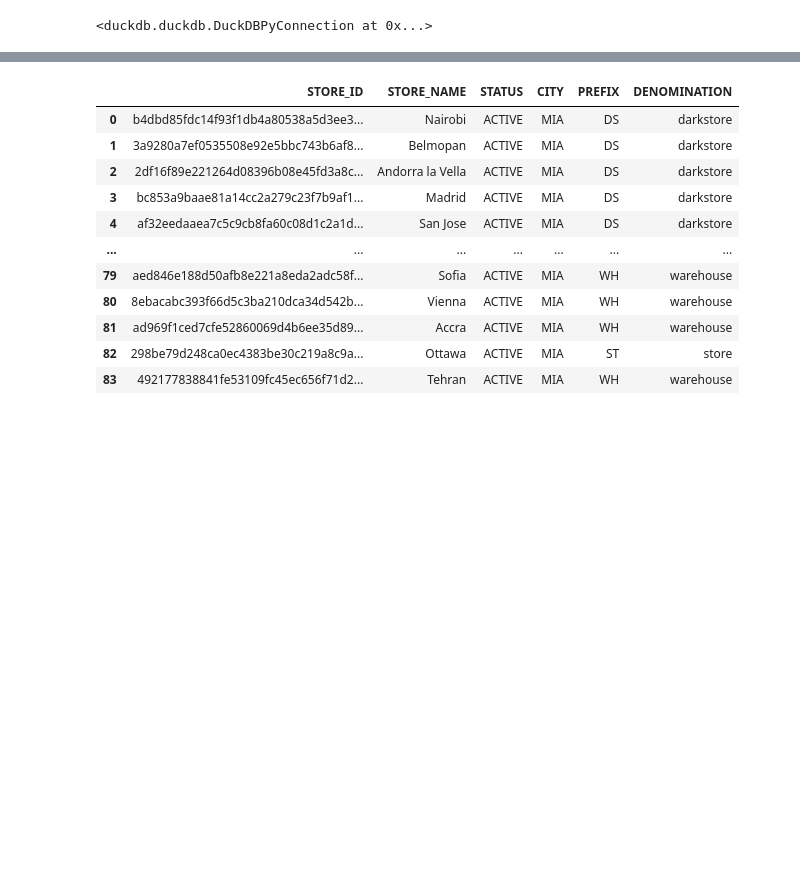
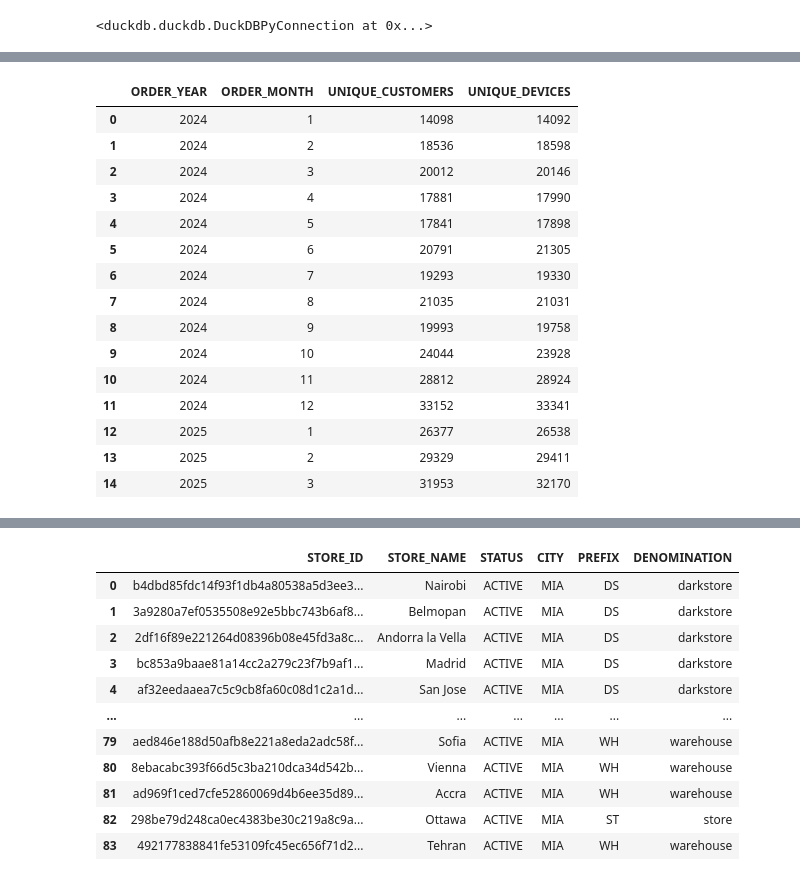
Before and after one commit to RobertoBerrocal/thesis, a Jupyter notebook: notebooks/dataset_sql.ipynb, the cells around one changed output, grey strips where cells are left out. Drawn from its saved outputs; the diff is of its cells as text; code cells hidden in the pictures; blank space fills up the shorter version.

```diff
--- a/notebooks/dataset_sql.ipynb
+++ b/notebooks/dataset_sql.ipynb
@@ -32,0 +76,30 @@ con.register('order_details', order_details)
+# %%
+duckdb.query("""
+SELECT YEAR(ORDER_DATE) AS ORDER_YEAR
+    , MONTH(ORDER_DATE) AS ORDER_MONTH
+    , COUNT(DISTINCT CUSTOMER_ID) AS UNIQUE_CUSTOMERS
+    , COUNT(DISTINCT DEVICE_ID) AS UNIQUE_DEVICES
+FROM order_details
+WHERE TRUE
+AND ORDER_STATE_FINAL = 'Valid'
+AND YEAR(ORDER_DATE) >= 2024
+GROUP BY 1, 2
+ORDER BY 1, 2
+""").df()
+# %% [output]
+|  | ORDER_YEAR | ORDER_MONTH | UNIQUE_CUSTOMERS | UNIQUE_DEVICES |
+| 0 | 2024 | 1 | 14098 | 14092 |
+| 1 | 2024 | 2 | 18536 | 18598 |
+| 2 | 2024 | 3 | 20012 | 20146 |
+| 3 | 2024 | 4 | 17881 | 17990 |
+| 4 | 2024 | 5 | 17841 | 17898 |
+| 5 | 2024 | 6 | 20791 | 21305 |
+| 6 | 2024 | 7 | 19293 | 19330 |
+| 7 | 2024 | 8 | 21035 | 21031 |
+| 8 | 2024 | 9 | 19993 | 19758 |
+| 9 | 2024 | 10 | 24044 | 23928 |
+| 10 | 2024 | 11 | 28812 | 28924 |
+| 11 | 2024 | 12 | 33152 | 33341 |
+| 12 | 2025 | 1 | 26377 | 26538 |
+| 13 | 2025 | 2 | 29329 | 29411 |
+| 14 | 2025 | 3 | 31953 | 32170 |
```
Also changed, not shown: parts of 4 cells of this notebook.
